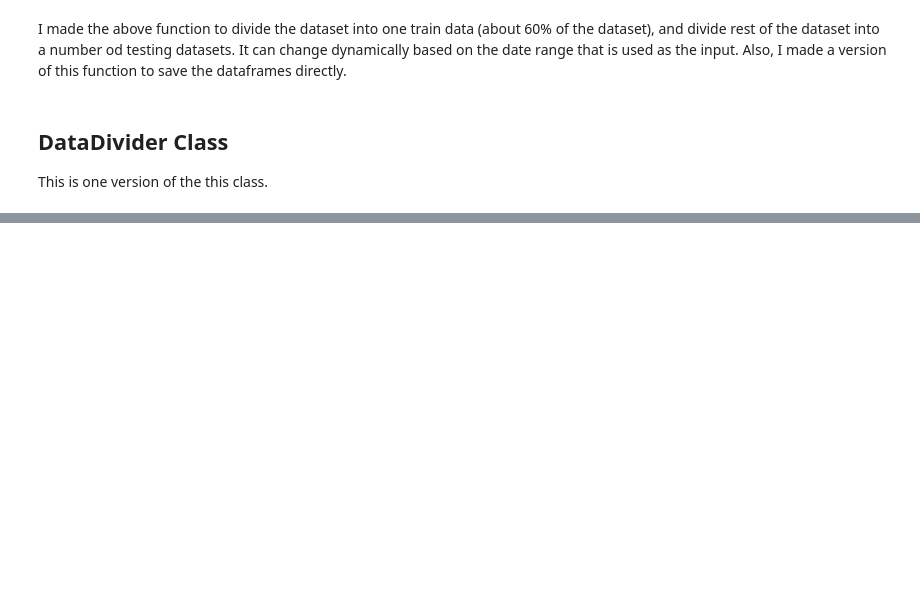
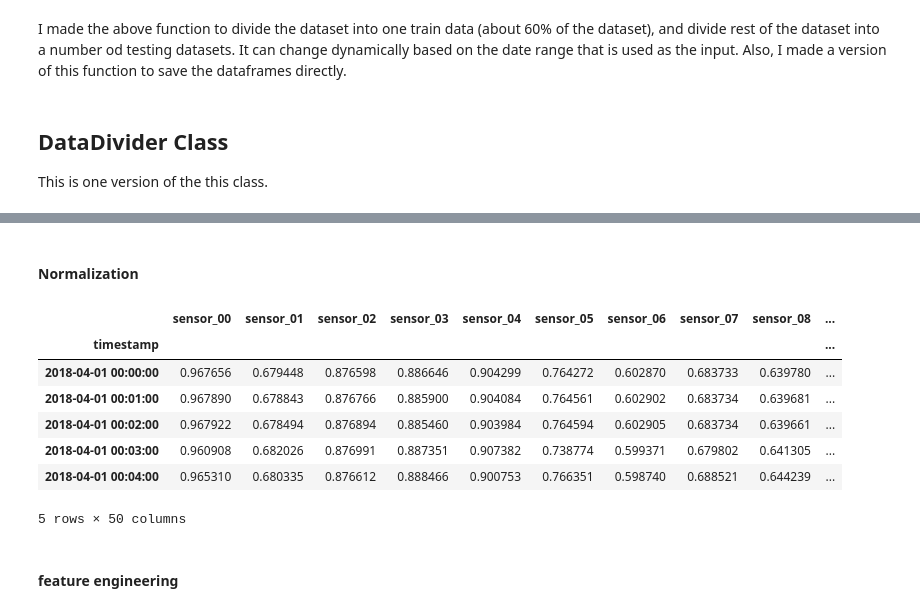
Before and after one commit to hooman-b/Programming_2, a Jupyter notebook: Week_2_7/test_notebook.ipynb, the cells around one changed output, grey strips where cells are left out. Drawn from its saved outputs; the diff is of its cells as text; code cells hidden in the pictures; blank space fills up the shorter version.

```diff
--- a/Week_2_7/test_notebook.ipynb
+++ b/Week_2_7/test_notebook.ipynb
@@ -229,0 +245,53 @@ The necessary steps are borrowed from my educational notebook. Here, I only used
+# %%
+# drop redundant redundant columns
+df_copy.drop(['sensor_15', 'sensor_50', 'sensor_51'],inplace = True,axis=1)
+
+# Fill the null values
+df_copy.iloc[:,:-1] = df_copy.iloc[:,:-1].fillna(method='bfill')
+# %%
+def smoothing_data(df, smoothing_par, smoothing_method='exponential', standardization=True):
+    copy_df = df.copy()
+    float_df = df.iloc[:,:49]
+
+    if smoothing_method == 'rolling_mean':
+        #calculate rolling mean
+        smoothed_df = float_df.rolling(window=smoothing_par, min_periods=1).mean()
+
+    else:
+        #calculate exponential smoothing technique
+        smoothed_dfs = {}
+
+        for column in float_df.columns:
+            model = SimpleExpSmoothing(float_df[column])
+            smoothed_model = model.fit(smoothing_level=smoothing_par, optimized=True,)
+            smoothed_dfs[column] = smoothed_model.fittedvalues
+
+        smoothed_df = pd.DataFrame(smoothed_dfs)
+
+    # standardize the dataframe
+    if standardization:
+        smoothed_df = smoothed_df.apply(lambda x: (x - x.mean()) / x.std())
+
+    copy_df.iloc[:, :49] = smoothed_df
+
+    return copy_df
+# %%
+smoothed_df = smoothing_data(df_copy, None, 'exponential')
+# %% [markdown]
+#### **Normalization**
+# %%
+# Normalize the dataset ('min_max' method)
+smoothed_df.iloc[:,:-1] = smoothed_df.iloc[:,:-1].apply(lambda x: (x - x.min()) / (x.max() - x.min()))
+# %%
+smoothed_df.head()
+# %% [output]
+|  | sensor_00 | sensor_01 | sensor_02 | sensor_03 | sensor_04 | sensor_05 | sensor_06 | sensor_07 | sensor_08 | ... |
+| timestamp |  |  |  |  |  |  |  |  |  | ... |
+| 2018-04-01 00:00:00 | 0.967656 | 0.679448 | 0.876598 | 0.886646 | 0.904299 | 0.764272 | 0.602870 | 0.683733 | 0.639780 | ... |
+| 2018-04-01 00:01:00 | 0.967890 | 0.678843 | 0.876766 | 0.885900 | 0.904084 | 0.764561 | 0.602902 | 0.683734 | 0.639681 | ... |
+| 2018-04-01 00:02:00 | 0.967922 | 0.678494 | 0.876894 | 0.885460 | 0.903984 | 0.764594 | 0.602905 | 0.683734 | 0.639661 | ... |
+| 2018-04-01 00:03:00 | 0.960908 | 0.682026 | 0.876991 | 0.887351 | 0.907382 | 0.738774 | 0.599371 | 0.679802 | 0.641305 | ... |
+| 2018-04-01 00:04:00 | 0.965310 | 0.680335 | 0.876612 | 0.888466 | 0.900753 | 0.766351 | 0.598740 | 0.688521 | 0.644239 | ... |
+5 rows × 50 columns
+# %% [markdown]
+#### **feature engineering**
```
Also changed, not shown: parts of 12 cells of this notebook, 1 other file.
